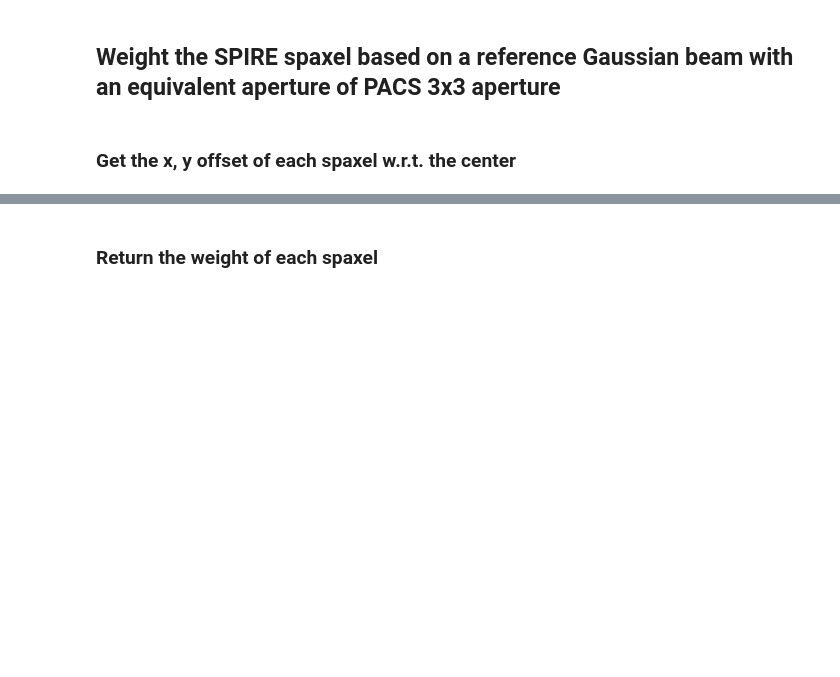
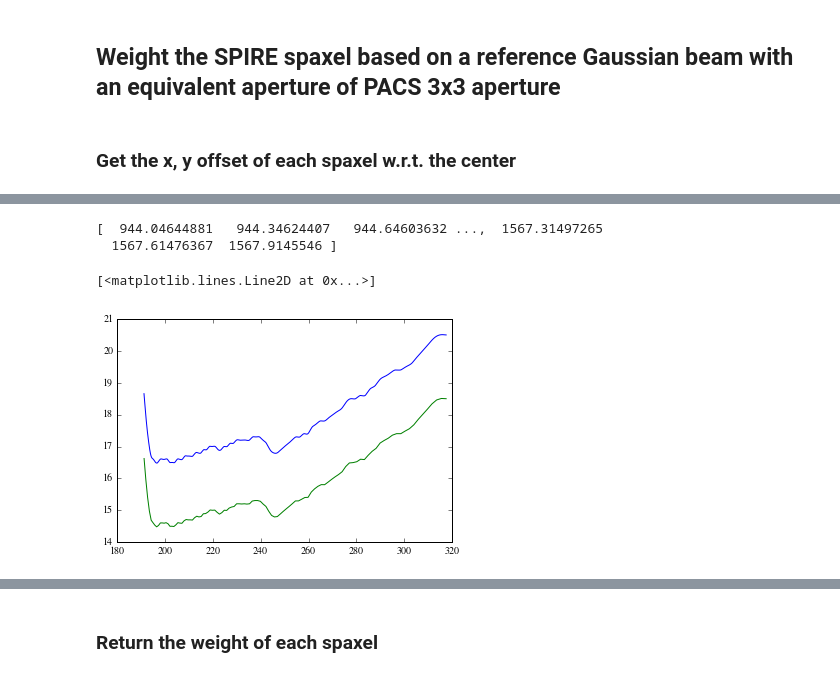
Before and after one commit to yaolun/sa, a Jupyter notebook: spire_products_comparison.ipynb, the cells around one changed output, grey strips where cells are left out. Saved outputs shown, nothing was run; the diff lists cells and outputs as text; code cells hidden in the pictures; blank space fills up the shorter version.

```diff
--- a/spire_products_comparison.ipynb
+++ b/spire_products_comparison.ipynb
@@ -191,3 +259,21 @@ for i in [13,14,17,18,21,22]:
+# %%
+# read in the SSW beam profile
+wl_ssw_beam, diam_ssw_beam = np.genfromtxt('/Users/yaolun/test/SSW_beam_profile.txt').T
+freq_ssw_beam = c/wl_ssw_beam/1e5
+print freq_ssw_beam
+freq = []
+diam = []
+for i in range(len(freq_ssw_beam)):
+    if i % 20 == 0:
+        freq.append(freq_ssw_beam[i])
+        diam.append(diam_ssw_beam[i])
+plt.plot(wl_ssw_beam, diam_ssw_beam)
+plt.plot(c/np.array(freq)/1e5, np.array(diam)-2)
+# %% [output]
+[  944.04644881   944.34624407   944.64603632 ...,  1567.31497265
+  1567.61476367  1567.9145546 ]
+[<matplotlib.lines.Line2D at 0x...>]
+[figure, added]
 # %%
 fig = plt.figure(figsize=(12,6))
 ax = fig.add_subplot(111)
```
Also changed, not shown: parts of 8 cells of this notebook.
